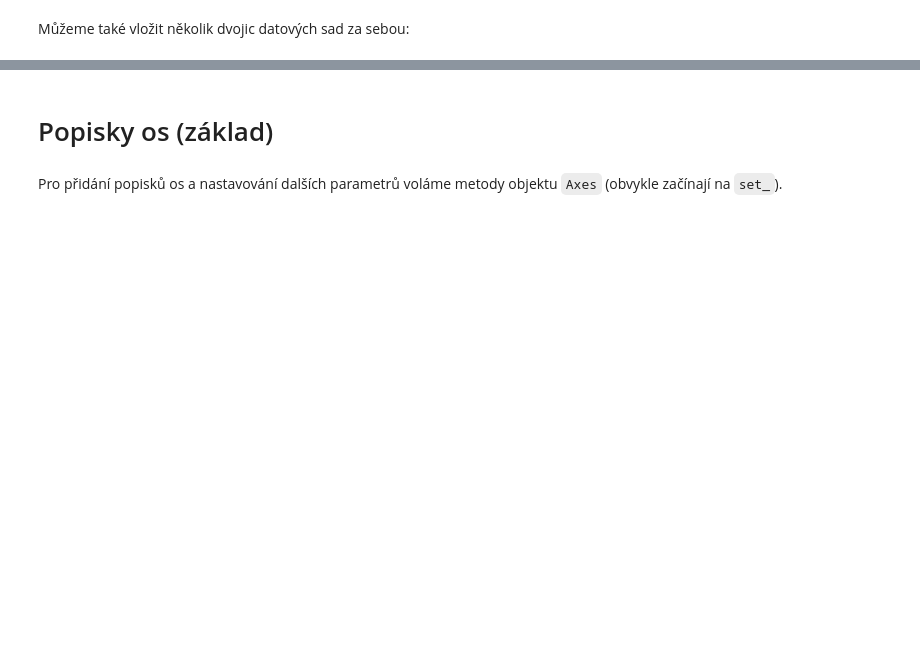
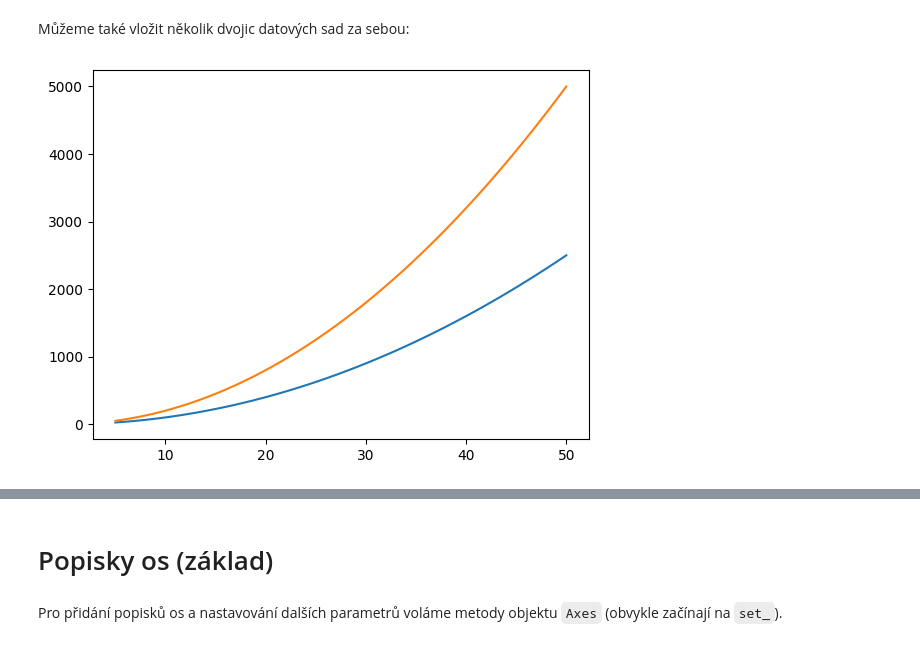
Before and after one commit to bal0305/vvp, a Jupyter notebook: Week_07/07a_graf_funkce.ipynb, the cells around one changed output, grey strips where cells are left out. Cells and saved outputs as stored; diff of their text form; code cells hidden in the pictures; blank space fills up the shorter version.

```diff
--- a/Week_07/07a_graf_funkce.ipynb
+++ b/Week_07/07a_graf_funkce.ipynb
@@ -93,10 +124,12 @@ Můžeme také vložit několik dvojic datových sad za sebou:
 # %%
 fix, axes = plt.subplots()
 
 # Dvě datové řady najednou
-axes.plot(x, y + 5, x, y * 2)
+axes.plot(x, y, x, y * 2)
 # a zobrazíme obrázek
 plt.show()
+# %% [output]
+[figure, added]
 # %%
 # více grafů najednou lze vykreslit i pomocí sloupcového zápisu
 # první argument jsou souřadnice x po sloupcích
```
Also changed, not shown: parts of 10 cells of this notebook, 6 other files.
